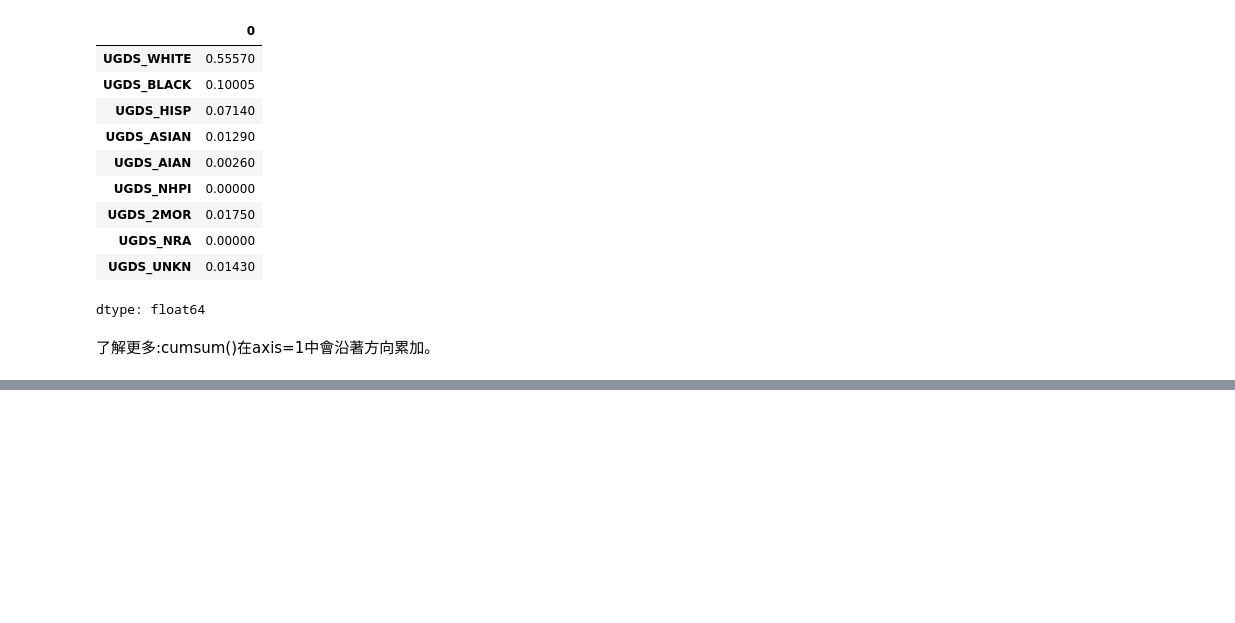
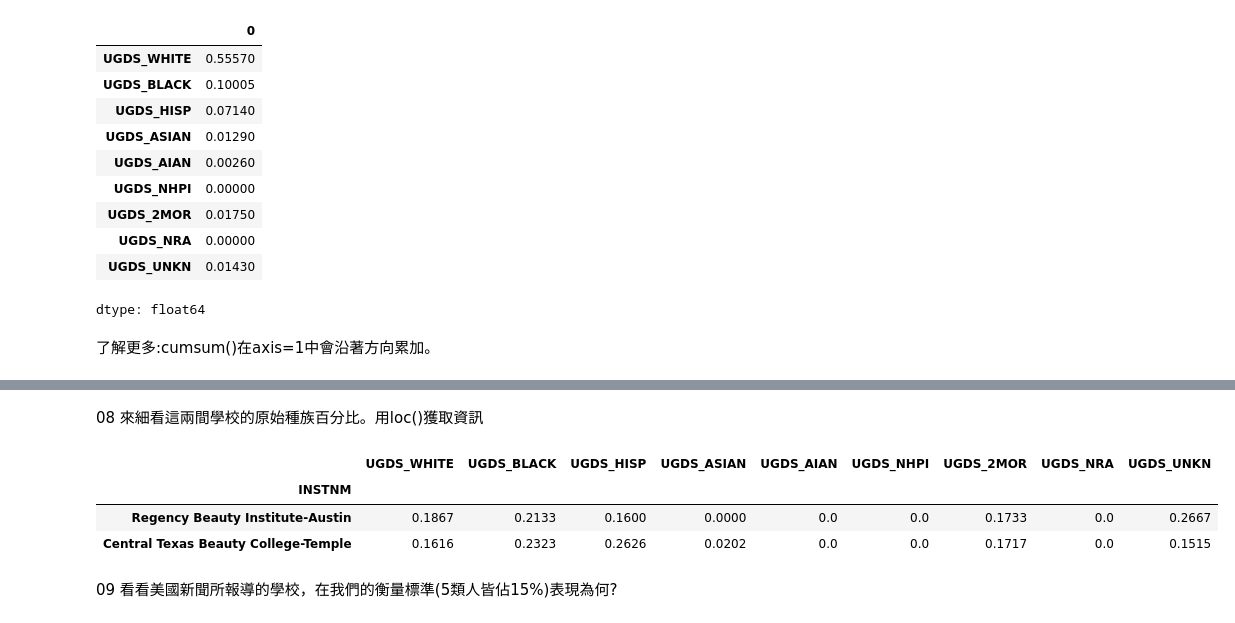
Before and after one commit to akilchen/pandas-, a Jupyter notebook: CH02_DataFrame的運算技巧.ipynb, the cells around one changed output, grey strips where cells are left out. Cells and saved outputs as stored; diff of their text form; code cells hidden in the pictures; blank space fills up the shorter version.

```diff
--- a/CH02_DataFrame的運算技巧.ipynb
+++ b/CH02_DataFrame的運算技巧.ipynb
@@ -693,0 +824,11 @@ college_ugds.head()
+# %% [markdown]
+08 來細看這兩間學校的原始種族百分比。用loc()獲取資訊
+# %%
+college_ugds.loc[['Regency Beauty Institute-Austin','Central Texas Beauty College-Temple']]
+# %% [output]
+|  | UGDS_WHITE | UGDS_BLACK | UGDS_HISP | UGDS_ASIAN | UGDS_AIAN | UGDS_NHPI | UGDS_2MOR | UGDS_NRA | UGDS_UNKN |
+| INSTNM |  |  |  |  |  |  |  |  |  |
+| Regency Beauty Institute-Austin | 0.1867 | 0.2133 | 0.1600 | 0.0000 | 0.0 | 0.0 | 0.1733 | 0.0 | 0.2667 |
+| Central Texas Beauty College-Temple | 0.1616 | 0.2323 | 0.2626 | 0.0202 | 0.0 | 0.0 | 0.1717 | 0.0 | 0.1515 |
+# %% [markdown]
+09 看看美國新聞所報導的學校，在我們的衡量標準(5類人皆佔15%)表現為何?
```
Also changed, not shown: parts of 25 cells of this notebook.
